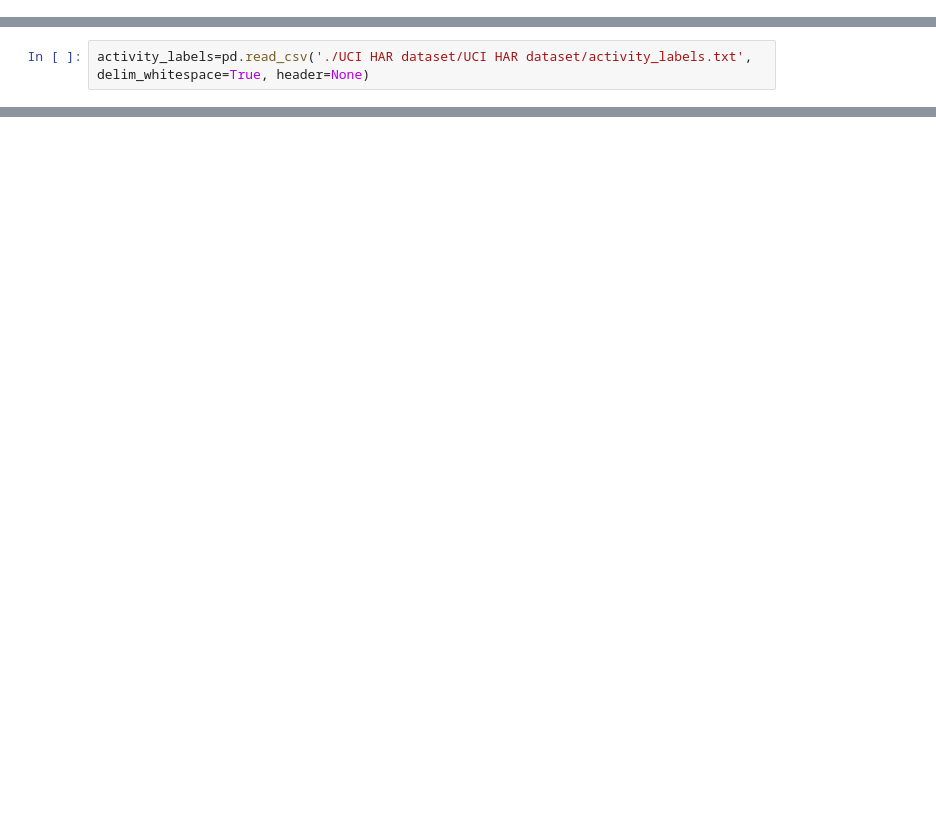
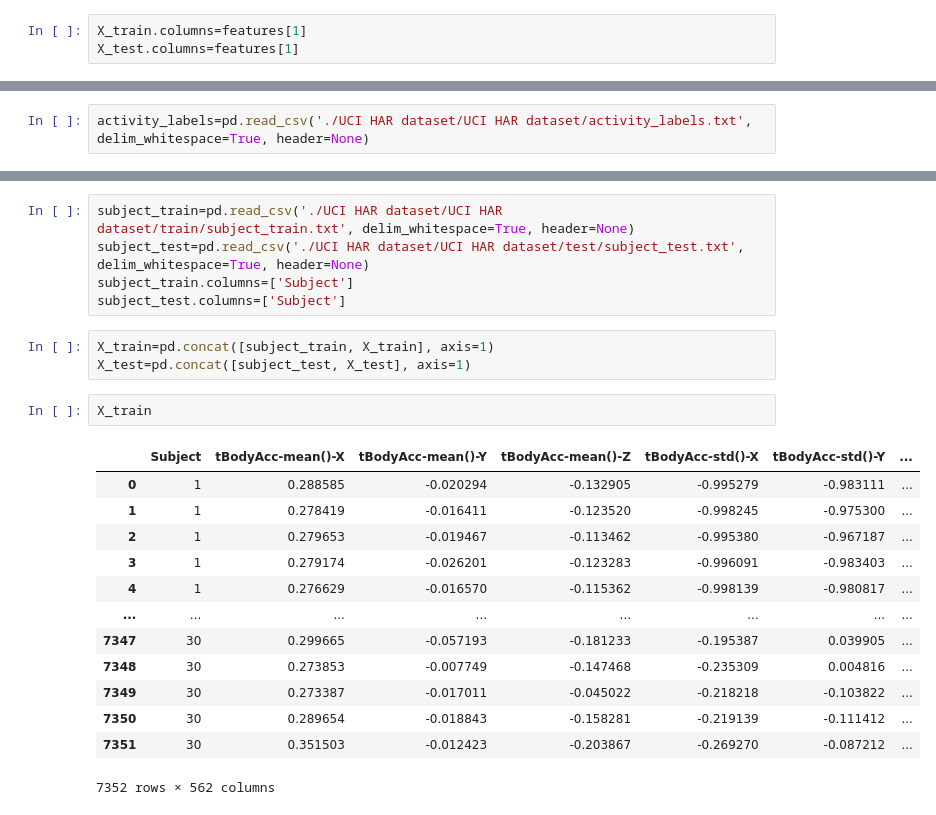
Before and after one commit to Farzad-ES/Human-Activity-Recognition, a Jupyter notebook: Human Activity Recognition.ipynb, the cells around one changed output, grey strips where cells are left out. Cells and saved outputs as stored; diff of their text form; blank space fills up the shorter version.

```diff
--- a/Human Activity Recognition.ipynb
+++ b/Human Activity Recognition.ipynb
@@ -52,0 +47,3 @@ X.columns=features[1]
+# %%
+X_train.columns=features[1]
+X_test.columns=features[1]
@@ -93,0 +98,24 @@ data
+# %%
+subject_train=pd.read_csv('./UCI HAR dataset/UCI HAR dataset/train/subject_train.txt', delim_whitespace=True, header=None)
+subject_test=pd.read_csv('./UCI HAR dataset/UCI HAR dataset/test/subject_test.txt', delim_whitespace=True, header=None)
+subject_train.columns=['Subject']
+subject_test.columns=['Subject']
+# %%
+X_train=pd.concat([subject_train, X_train], axis=1)
+X_test=pd.concat([subject_test, X_test], axis=1)
+# %%
+X_train
+# %% [output]
+|  | Subject | tBodyAcc-mean()-X | tBodyAcc-mean()-Y | tBodyAcc-mean()-Z | tBodyAcc-std()-X | tBodyAcc-std()-Y | ... |
+| 0 | 1 | 0.288585 | -0.020294 | -0.132905 | -0.995279 | -0.983111 | ... |
+| 1 | 1 | 0.278419 | -0.016411 | -0.123520 | -0.998245 | -0.975300 | ... |
+| 2 | 1 | 0.279653 | -0.019467 | -0.113462 | -0.995380 | -0.967187 | ... |
+| 3 | 1 | 0.279174 | -0.026201 | -0.123283 | -0.996091 | -0.983403 | ... |
+| 4 | 1 | 0.276629 | -0.016570 | -0.115362 | -0.998139 | -0.980817 | ... |
+| ... | ... | ... | ... | ... | ... | ... | ... |
+| 7347 | 30 | 0.299665 | -0.057193 | -0.181233 | -0.195387 | 0.039905 | ... |
+| 7348 | 30 | 0.273853 | -0.007749 | -0.147468 | -0.235309 | 0.004816 | ... |
+| 7349 | 30 | 0.273387 | -0.017011 | -0.045022 | -0.218218 | -0.103822 | ... |
+| 7350 | 30 | 0.289654 | -0.018843 | -0.158281 | -0.219139 | -0.111412 | ... |
+| 7351 | 30 | 0.351503 | -0.012423 | -0.203867 | -0.269270 | -0.087212 | ... |
+7352 rows × 562 columns
```
Also changed, not shown: parts of 18 cells of this notebook.
